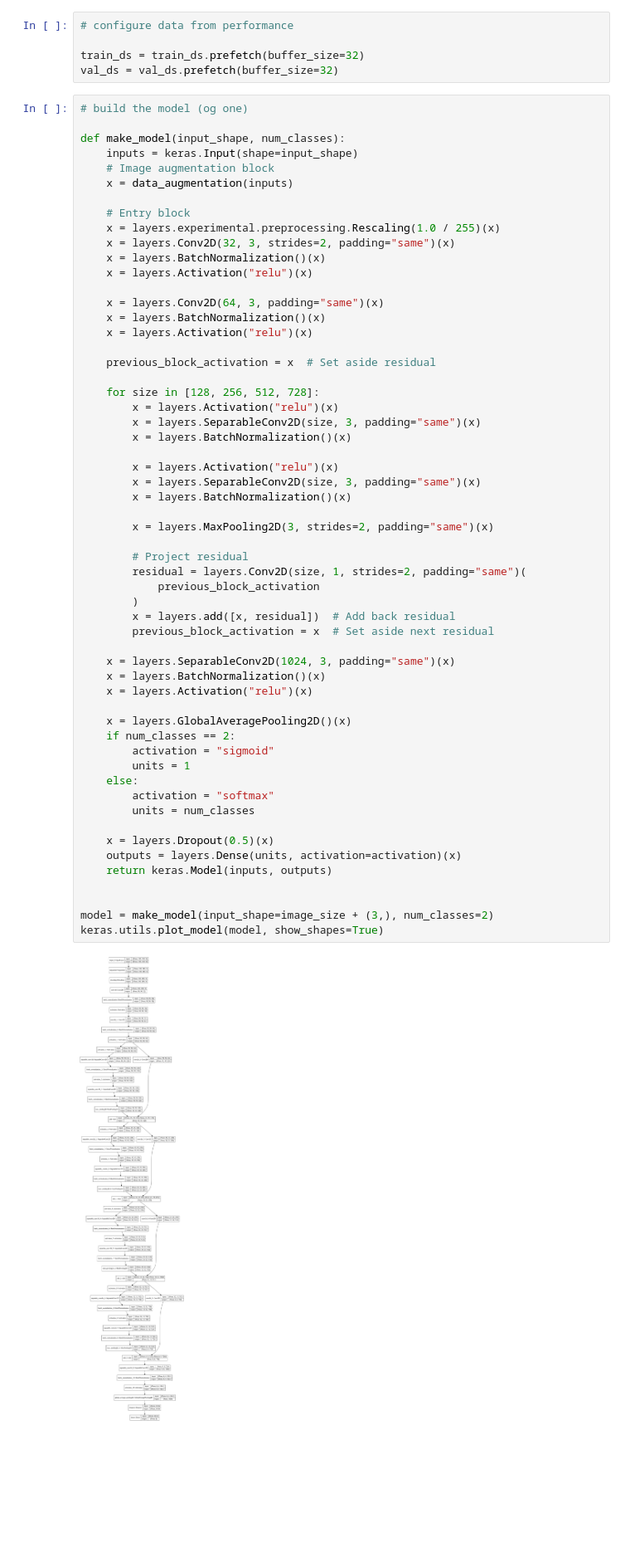
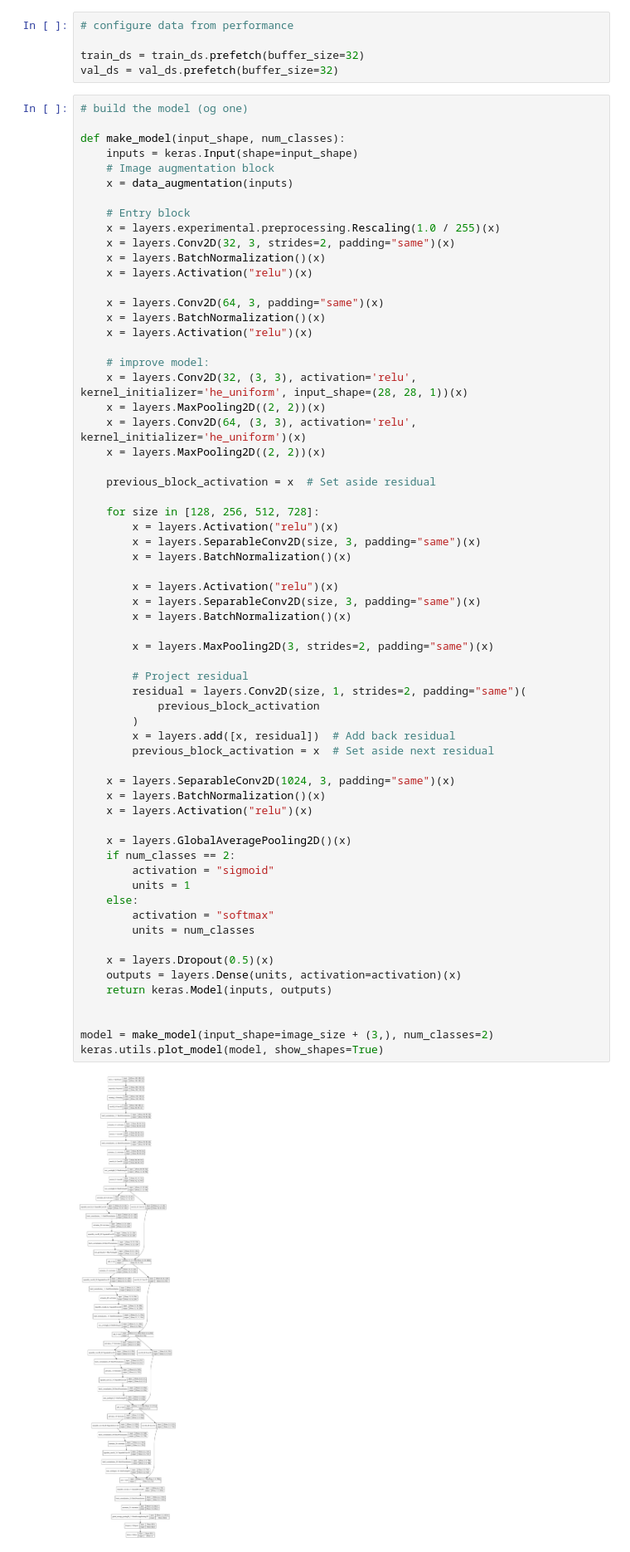
Before and after one commit to deyaliao/surestart2021, a Jupyter notebook: imageclassification.ipynb, the cells around one changed output. Shown at 83% size. Cells and saved outputs as stored; diff of their text form; blank space fills up the shorter version.

```diff
--- a/imageclassification.ipynb
+++ b/imageclassification.ipynb
@@ -124,6 +125,12 @@ def make_model(input_shape, num_classes):
     x = layers.Conv2D(64, 3, padding="same")(x)
     x = layers.BatchNormalization()(x)
     x = layers.Activation("relu")(x)
+
+    # improve model:
+    x = layers.Conv2D(32, (3, 3), activation='relu', kernel_initializer='he_uniform', input_shape=(28, 28, 1))(x)
+    x = layers.MaxPooling2D((2, 2))(x)
+    x = layers.Conv2D(64, (3, 3), activation='relu', kernel_initializer='he_uniform')(x)
+    x = layers.MaxPooling2D((2, 2))(x)
 
     previous_block_activation = x  # Set aside residual
 
@@ -138,34 +145,34 @@ def make_model(input_shape, num_classes):
 
         x = layers.MaxPooling2D(3, strides=2, padding="same")(x)
 
         # Project residual
         residual = layers.Conv2D(size, 1, strides=2, padding="same")(
             previous_block_activation
         )
         x = layers.add([x, residual])  # Add back residual
         previous_block_activation = x  # Set aside next residual
 
     x = layers.SeparableConv2D(1024, 3, padding="same")(x)
     x = layers.BatchNormalization()(x)
     x = layers.Activation("relu")(x)
 
     x = layers.GlobalAveragePooling2D()(x)
     if num_classes == 2:
         activation = "sigmoid"
         units = 1
     else:
         activation = "softmax"
         units = num_classes
 
     x = layers.Dropout(0.5)(x)
     outputs = layers.Dense(units, activation=activation)(x)
     return keras.Model(inputs, outputs)
 
 
 model = make_model(input_shape=image_size + (3,), num_classes=2)
 keras.utils.plot_model(model, show_shapes=True)
 # %% [output]
-[figure, old version]
+[figure, new version]
 # %%
 # train the model
 
```
Also changed, not shown: parts of 5 cells of this notebook.
